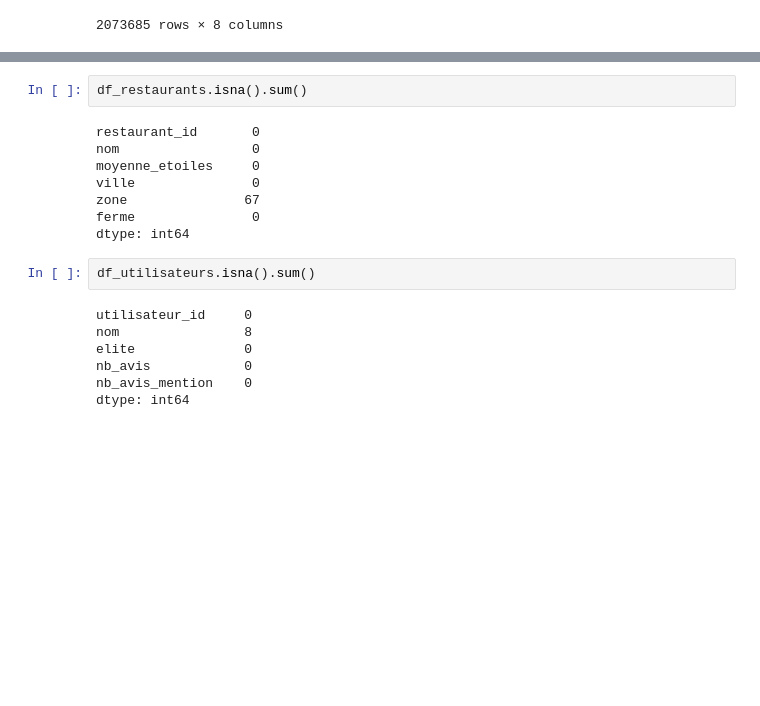
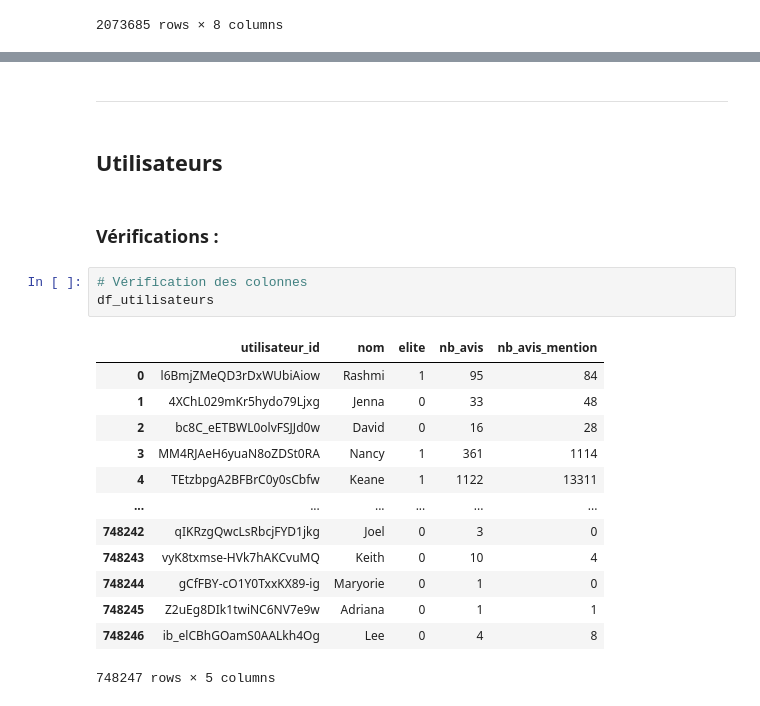
Before and after one commit to Marc-AntoineMercier/420-514-MV-TP03, a Jupyter notebook: nettoyage.ipynb, the cells around one changed output, grey strips where cells are left out. Drawn from its saved outputs; the diff is of its cells as text; blank space fills up the shorter version.

```diff
--- a/nettoyage.ipynb
+++ b/nettoyage.ipynb
@@ -144,19 +196,23 @@ dtype: int64
-# %%
-df_restaurants.isna().sum()
-# %% [output]
-restaurant_id       0
-nom                 0
-moyenne_etoiles     0
-ville               0
-zone               67
-ferme               0
-dtype: int64
-# %%
-df_utilisateurs.isna().sum()
-# %% [output]
-utilisateur_id     0
-nom                8
-elite              0
-nb_avis            0
-nb_avis_mention    0
-dtype: int64
+# %% [markdown]
+---
+# %% [markdown]
+## Utilisateurs
+# %% [markdown]
+### Vérifications :
+# %%
+# Vérification des colonnes
+df_utilisateurs
+# %% [output]
+|  | utilisateur_id | nom | elite | nb_avis | nb_avis_mention |
+| 0 | l6BmjZMeQD3rDxWUbiAiow | Rashmi | 1 | 95 | 84 |
+| 1 | 4XChL029mKr5hydo79Ljxg | Jenna | 0 | 33 | 48 |
+| 2 | bc8C_eETBWL0olvFSJJd0w | David | 0 | 16 | 28 |
+| 3 | MM4RJAeH6yuaN8oZDSt0RA | Nancy | 1 | 361 | 1114 |
+| 4 | TEtzbpgA2BFBrC0y0sCbfw | Keane | 1 | 1122 | 13311 |
+| ... | ... | ... | ... | ... | ... |
+| 748242 | qIKRzgQwcLsRbcjFYD1jkg | Joel | 0 | 3 | 0 |
+| 748243 | vyK8txmse-HVk7hAKCvuMQ | Keith | 0 | 10 | 4 |
+| 748244 | gCfFBY-cO1Y0TxxKX89-ig | Maryorie | 0 | 1 | 0 |
+| 748245 | Z2uEg8DIk1twiNC6NV7e9w | Adriana | 0 | 1 | 1 |
+| 748246 | ib_elCBhGOamS0AALkh4Og | Lee | 0 | 4 | 8 |
+748247 rows × 5 columns
```
Also changed, not shown: parts of 33 cells of this notebook, 2 other files.
